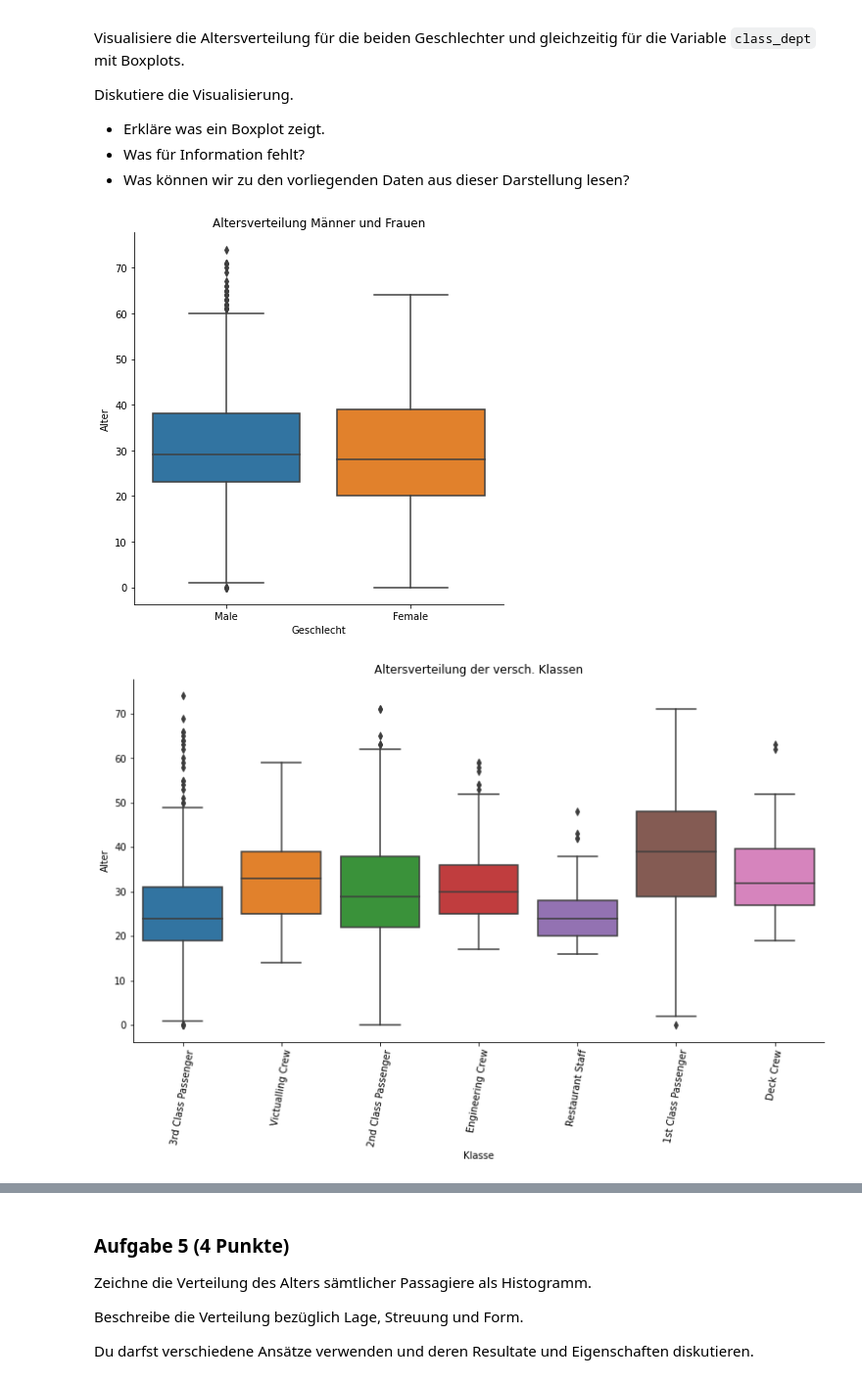
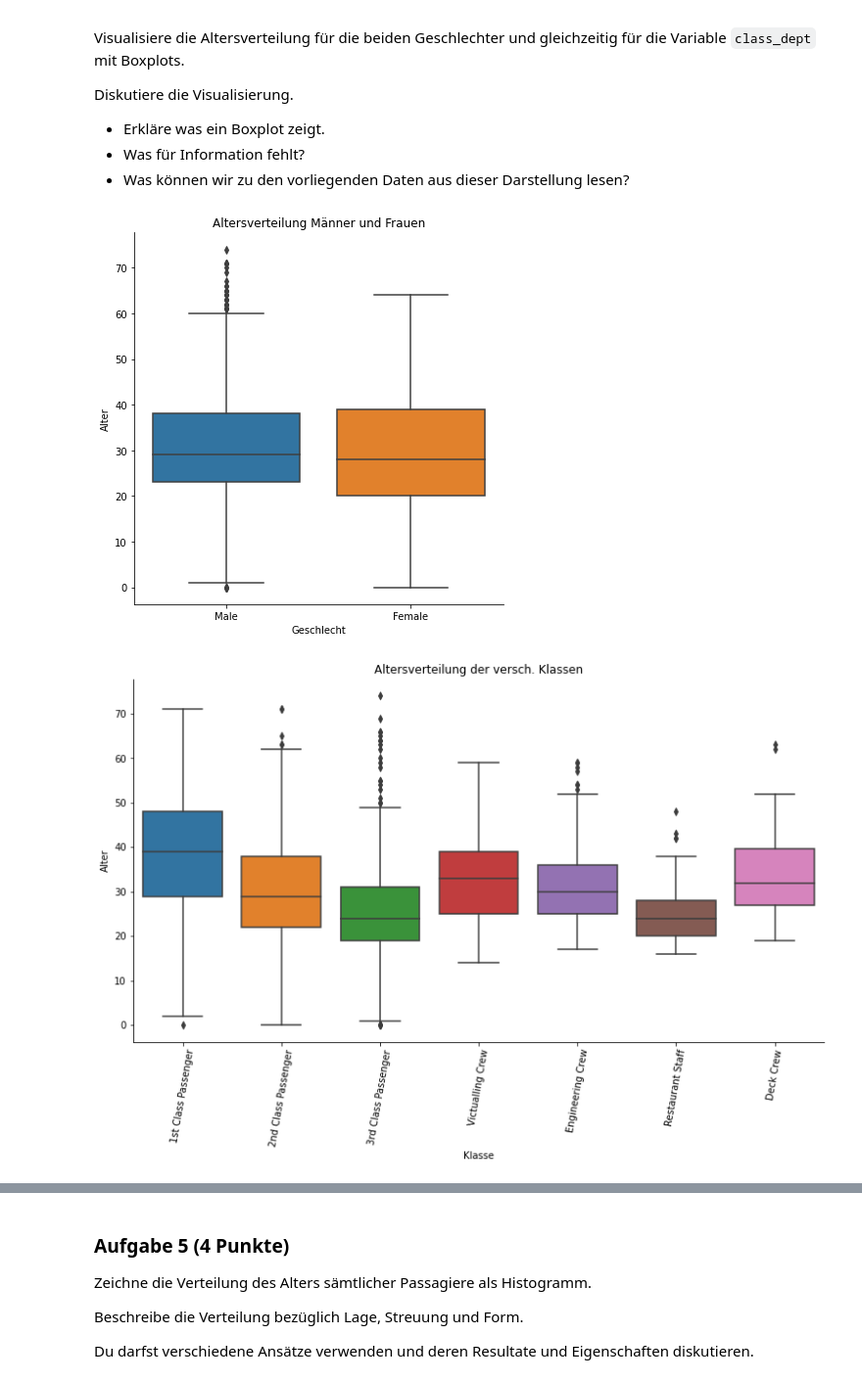
Before and after one commit to marcschny/dsp_assignments, a Jupyter notebook: assignments/assignment11_graded/exercise11.ipynb, the cells around one changed output, grey strips where cells are left out. Shown at 98% size. Saved outputs shown, nothing was run; the diff lists cells and outputs as text; code cells hidden in the pictures.

```diff
--- a/assignments/assignment11_graded/exercise11.ipynb
+++ b/assignments/assignment11_graded/exercise11.ipynb
@@ -285,15 +290,18 @@ Diskutiere die Visualisierung.
 # %%
 # only plot people where age not null (ignoring -1's)
 allPersons_ageNotNa = allPersons[allPersons.age >= 0]
 
 # boxplot age distribution of male and female
 g = sns.catplot(data=allPersons_ageNotNa, x="sex", y="age", kind="box", height=6, aspect=1)
 _ = g.set(xlabel='Geschlecht', ylabel='Alter', title="Altersverteilung Männer und Frauen")
 
+# class_dept order
+x_order = ["1st Class Passenger", "2nd Class Passenger", "3rd Class Passenger", "Victualling Crew", "Engineering Crew", "Restaurant Staff", "Deck Crew"]
+
 # boxplot age distribution of diff classes
-h = sns.catplot(data=allPersons_ageNotNa, x="class_dept", y="age", kind="box", height=6, aspect=1.8)
+h = sns.catplot(data=allPersons_ageNotNa, x="class_dept", y="age", kind="box", order=x_order, height=6, aspect=1.8)
 _ = h.set(xlabel='Klasse', ylabel='Alter', title="Altersverteilung der versch. Klassen")
 _ = h.set_xticklabels(rotation=80)
 # %% [output]
 [figure]
-[figure, old version]
+[figure, new version]
```
Also changed, not shown: parts of 28 cells of this notebook.
